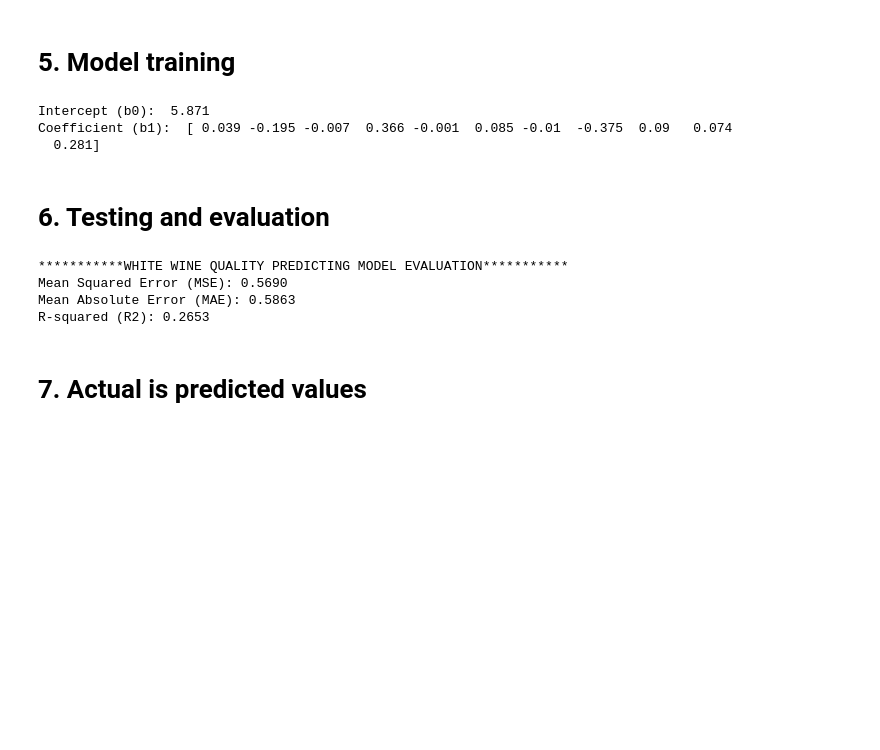
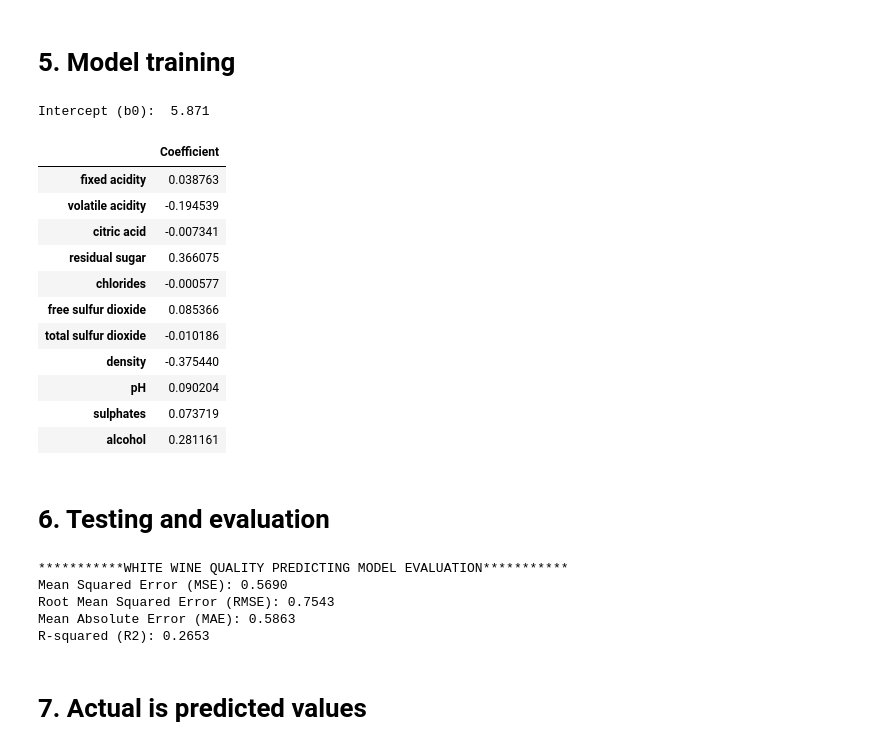
Before and after one commit to Grenki-with-cheese/CN6005_GroupProject_u2213935, a Jupyter notebook: LR_Model.ipynb, the cells around one changed output. Cells and saved outputs as stored; diff of their text form; code cells hidden in the pictures; blank space fills up the shorter version.

```diff
--- a/LR_Model.ipynb
+++ b/LR_Model.ipynb
@@ -117,33 +116,47 @@ X_scaled_test=scaler.transform(X_test)
 # 5. Model training
 # %%
 #creating an instance of LR
-model=LinearRegression()
+WhiteWineModel=LinearRegression()
 #training the model
-model.fit(X_scaled_train,Y_train)
-print("Intercept (b0): ", round(model.intercept_,3))
-print("Coefficient (b1): ", np.round(model.coef_,3))
+WhiteWineModel.fit(X_scaled_train,Y_train)
+print("Intercept (b0): ", round(WhiteWineModel.intercept_,3))
+coefficients_dataframe=pd.DataFrame(WhiteWineModel.coef_, X_train.columns, columns=['Coefficient'])
+display(coefficients_dataframe)
 # %% [output]
 Intercept (b0):  5.871
-Coefficient (b1):  [ 0.039 -0.195 -0.007  0.366 -0.001  0.085 -0.01  -0.375  0.09   0.074
-  0.281]
+|  | Coefficient |
+| fixed acidity | 0.038763 |
+| volatile acidity | -0.194539 |
+| citric acid | -0.007341 |
+| residual sugar | 0.366075 |
+| chlorides | -0.000577 |
+| free sulfur dioxide | 0.085366 |
+| total sulfur dioxide | -0.010186 |
+| density | -0.375440 |
+| pH | 0.090204 |
+| sulphates | 0.073719 |
+| alcohol | 0.281161 |
 # %% [markdown]
 # 6. Testing and evaluation
 # %%
 #testing
-y_prediction=model.predict(X_scaled_test)
+y_prediction=WhiteWineModel.predict(X_scaled_test)
 
 #evaluation of the moddel
 mse = mean_squared_error(Y_test, y_prediction)
+rmse = root_mean_squared_error(Y_test, y_prediction)
 mae = mean_absolute_error(Y_test, y_prediction)
 r2 = r2_score(Y_test, y_prediction)
 
 print("***********WHITE WINE QUALITY PREDICTING MODEL EVALUATION***********")
 print(f"Mean Squared Error (MSE): {mse:.4f}")
+print(f"Root Mean Squared Error (RMSE): {rmse:.4f}")
 print(f"Mean Absolute Error (MAE): {mae:.4f}")
 print(f"R-squared (R2): {r2:.4f}")
 # %% [output]
 ***********WHITE WINE QUALITY PREDICTING MODEL EVALUATION***********
 Mean Squared Error (MSE): 0.5690
+Root Mean Squared Error (RMSE): 0.7543
 Mean Absolute Error (MAE): 0.5863
 R-squared (R2): 0.2653
 # %% [markdown]
```
Also changed, not shown: parts of 3 cells of this notebook.
